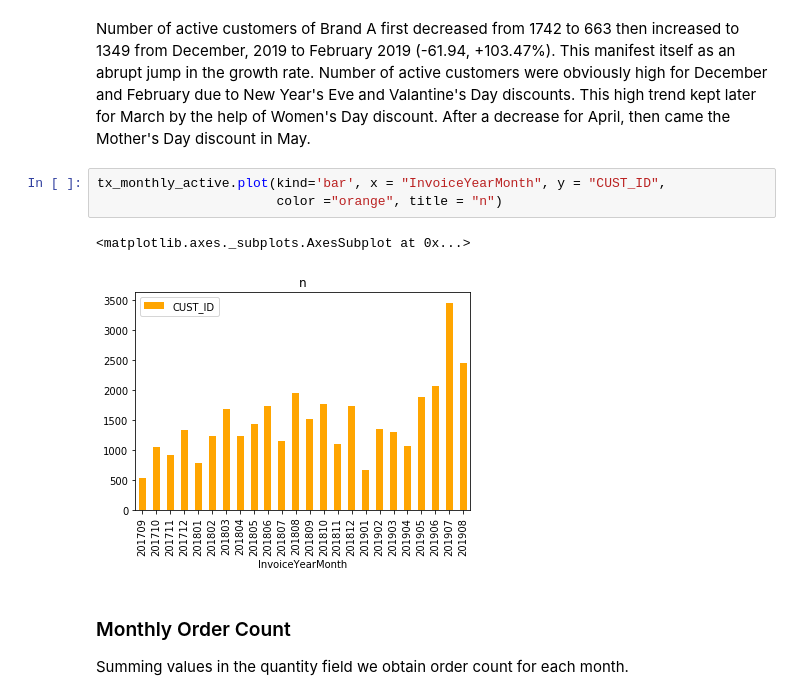
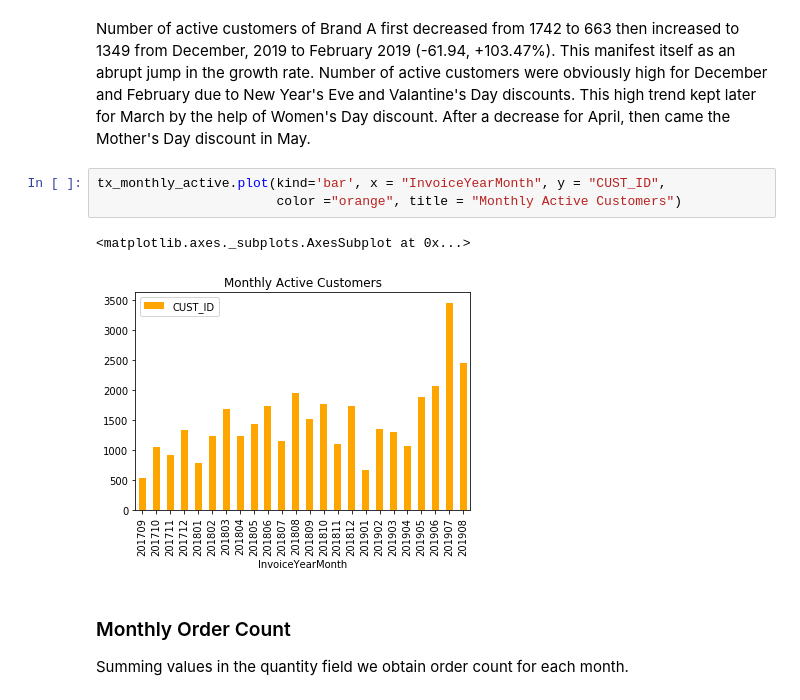
Before and after one commit to Bengisunz/CRM-Analytics, a Jupyter notebook: Gratis_DC.ipynb, the cells around one changed output. Cells and saved outputs as stored; diff of their text form.

```diff
--- a/Gratis_DC.ipynb
+++ b/Gratis_DC.ipynb
@@ -515,10 +516,10 @@ tx_monthly_active
 Number of active customers of Brand A first decreased from 1742 to 663 then increased to 1349 from December, 2019 to February 2019 (-61.94, +103.47%). This manifest itself as an abrupt jump in the growth rate. Number of active customers were obviously high for December and February due to New Year's Eve and Valantine's Day discounts. This high trend kept later for March by the help of Women's Day discount. After a decrease for April, then came the Mother's Day discount in May.
 # %%
 tx_monthly_active.plot(kind='bar', x = "InvoiceYearMonth", y = "CUST_ID",
-                       color ="orange", title = "n")
+                       color ="orange", title = "Monthly Active Customers")
 # %% [output]
 <matplotlib.axes._subplots.AxesSubplot at 0x...>
-[figure, old version]
+[figure, new version]
 # %% [markdown]
 ### Monthly Order Count
 
```
Also changed, not shown: parts of 13 cells of this notebook.
